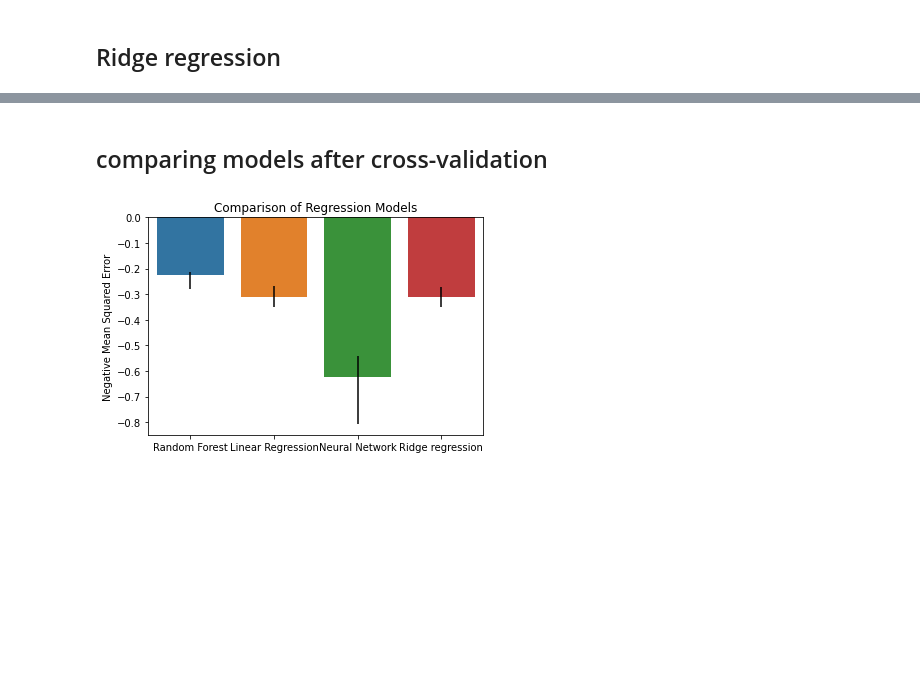
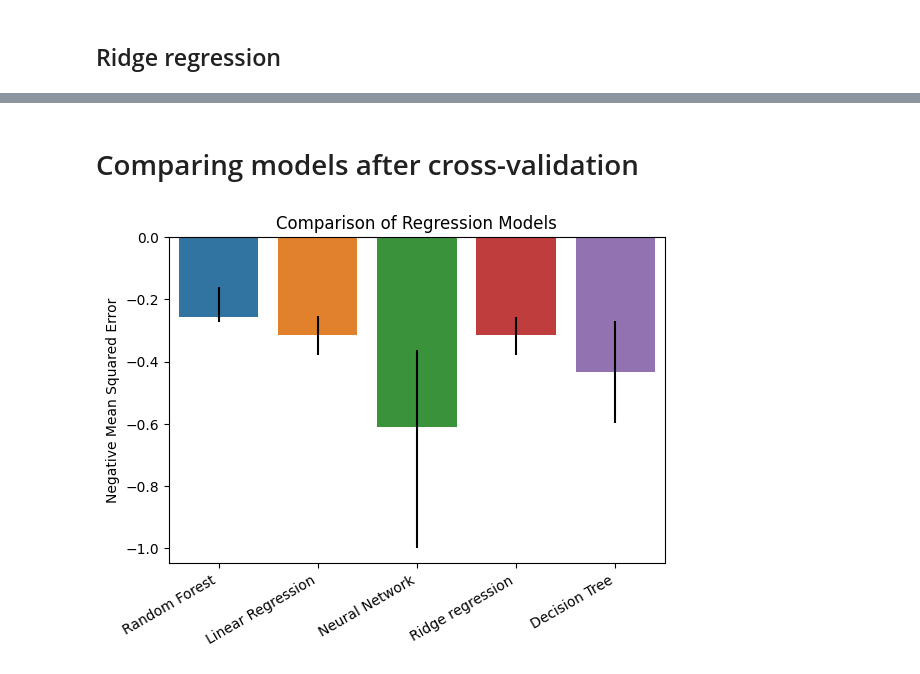
Before and after one commit to StevHenry/code-readability, a Jupyter notebook: regression_pipeline.ipynb, the cells around one changed output, grey strips where cells are left out. Saved outputs shown, nothing was run; the diff lists cells and outputs as text; code cells hidden in the pictures; blank space fills up the shorter version.

```diff
--- a/regression_pipeline.ipynb
+++ b/regression_pipeline.ipynb
@@ -108,7 +100,7 @@ mse_rf = mean_squared_error(y_test, y_pred_rf)
 
 # Perform cross-validation
 kfold = KFold(n_splits=10, shuffle=True, random_state=12345)
-cv_scores_rf = cross_val_score(reg_rf, X_train, y_train, cv=kfold, scoring='mean_squared_error')
+cv_scores_rf = cross_val_score(reg_rf, X_train, y_train, cv=kfold, scoring='neg_mean_squared_error')
 
 # Calculate the mean squared error
 mse = -np.mean(cv_scores_rf)
@@ -150,10 +143,10 @@ mse_lr = mean_squared_error(y_test, y_pred_lr)
 
 # Perform cross-validation
 kfold = KFold(n_splits=10, shuffle=True, random_state=12345)
-cv_scores_lr = cross_val_score(reg_lr, X_train, y_train, cv=kfold, scoring='mean_squared_error')
+cv_scores_lr = cross_val_score(reg_lr, X_train, y_train, cv=kfold, scoring= 'neg_mean_squared_error')
 
 # Calculate the mean squared error
-mse = np.mean(cv_scores_lr)
+mse = -np.mean(cv_scores_lr)
 
 # Print the results
 print("Linear Regression cross-validation mean squared error: {:.3f}".format(mse))
@@ -182,7 +175,7 @@ mse_ridge = mean_squared_error(y_test, y_pred_ridge)
 
 # Perform cross-validation
 kfold = KFold(n_splits=10, shuffle=True, random_state=12345)
-cv_scores_ridge = cross_val_score(reg_ridge, X_train, y_train, cv=kfold, scoring='mean_squared_error')
+cv_scores_ridge = cross_val_score(reg_ridge, X_train, y_train, cv=kfold, scoring='neg_mean_squared_error')
 
 # Calculate the mean squared error
 mse = -np.mean(cv_scores_ridge)
@@ -230,10 +223,10 @@ keras_reg = KerasRegressor(build_fn=create_model, epochs=10, batch_size=32, verb
 
 # Perform cross-validation
 kfold = KFold(n_splits=10, shuffle=True, random_state=12345)
-cv_scores_nn = cross_val_score(keras_reg, X_train, y_train, cv=kfold, scoring='mean_squared_error')
+cv_scores_nn = cross_val_score(keras_reg, X_train, y_train, cv=kfold, scoring='neg_mean_squared_error')
 
 # Calculate the mean squared error
-mse = np.mean(cv_scores_nn)
+mse = -np.mean(cv_scores_nn)
 
 # Print the result
 print("Neural Network cross-validation mean squared error: {:.3f}".format(mse))
@@ -242,6 +235,6 @@ print("Neural Network cross-validation mean squared error: {:.3f}".format(mse))
 history = keras_reg.fit(X_train, y_train, epochs=10, batch_size=32, )
 
 # Evaluate the model
-loss = keras_reg.score(X_test, y_test)
+loss = -keras_reg.score(X_test, y_test)
 print("Test loss:", loss)
 # %% [output]
@@ -250,5 +243,5 @@ Test loss: 0.7024993896484375
 # %% [markdown]
-## comparing models after cross-validation
+# Comparing models after cross-validation
 # %%
 # on calcule le mean , max , min pour chaque cv_score
 dt_median = np.median(cv_scores_dt)
@@ -257,33 +250,35 @@ dt_max = np.max(cv_scores_dt)
 
 rf_median = np.median(cv_scores_rf)
 rf_min = np.min(cv_scores_rf)
 rf_max = np.max(cv_scores_rf)
 
 
 lin_median = np.median(cv_scores_lr)
 lin_min = np.min(cv_scores_lr)
 lin_max = np.max(cv_scores_lr)
 
 nn_median = np.median(cv_scores_nn)
 nn_min = np.min(cv_scores_nn)
 nn_max = np.max(cv_scores_nn)
 
 rr_median = np.median(cv_scores_ridge)
 rr_min = np.min(cv_scores_ridge)
 rr_max = np.max(cv_scores_ridge)
 
 # create a barplot of the results
+fig = plt.figure()
 sns.barplot(
     x=['Random Forest', 'Linear Regression', 'Neural Network', 'Ridge regression','Decision Tree'],
     y=[rf_median, lin_median, nn_median, rr_median ,  dt_median],
-    yerr=np.array([        [rf_median - rf_min, lin_median - lin_min, nn_median - nn_min, rr_median - rr_min],
+    yerr=np.array([        [rf_median - rf_min, lin_median - lin_min, nn_median - nn_min, rr_median - rr_min, dt_median-dt_min],
         [rf_max - rf_median, lin_max - lin_median, nn_max - nn_median, rr_max - rr_median , dt_max - dt_median ]
     ]),
     capsize=10
 )
+fig.autofmt_xdate()
 plt.title('Comparison of Regression Models')
 plt.ylabel('Negative Mean Squared Error')
 plt.show()
 # %% [output]
-[figure, old version]
+[figure, new version]
 # %%
```
Also changed, not shown: parts of 15 cells of this notebook, 5 other files.
